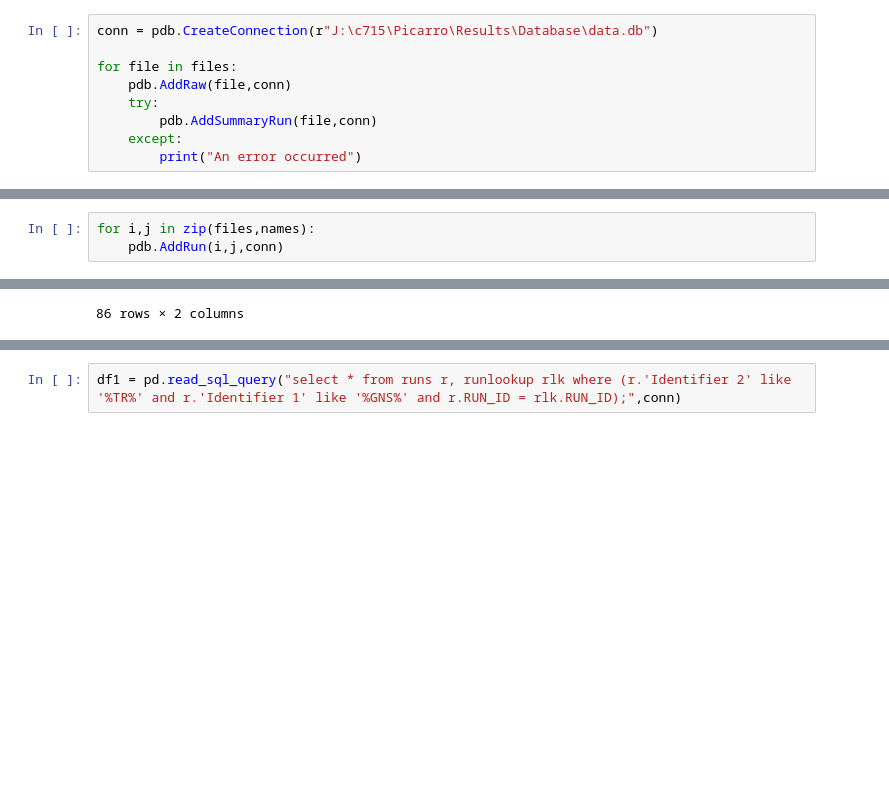
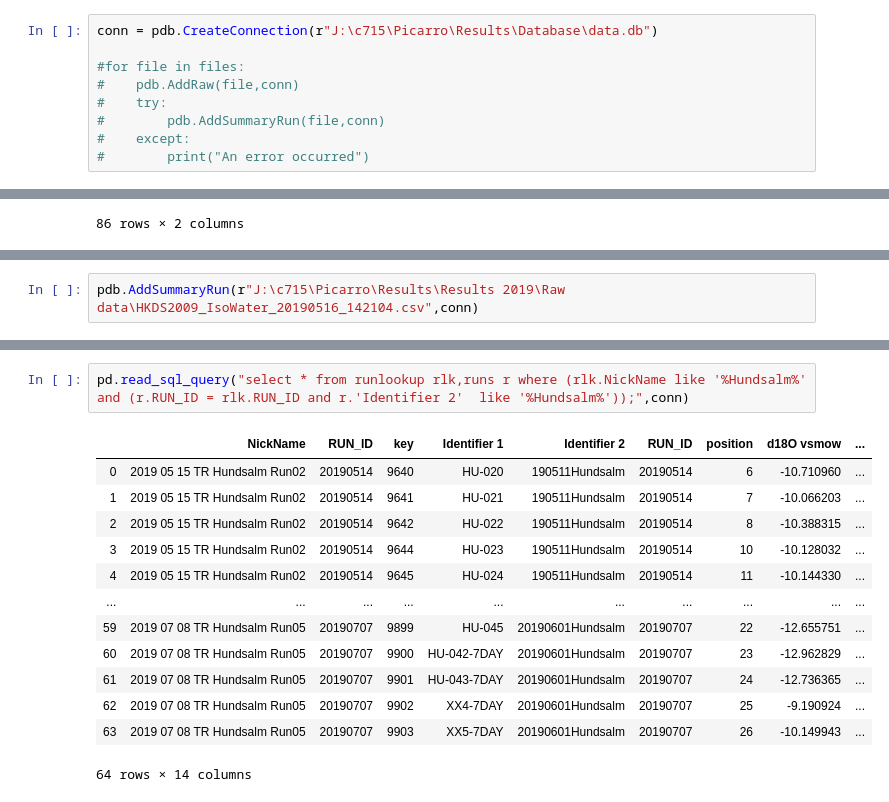
Before and after one commit to tr1813/picarro-calculator, a Jupyter notebook: ipynb/Update DataBase.ipynb, the cells around one changed output, grey strips where cells are left out. Cells and saved outputs as stored; diff of their text form; blank space fills up the shorter version.

```diff
--- a/ipynb/Update DataBase.ipynb
+++ b/ipynb/Update DataBase.ipynb
@@ -20,9 +18,9 @@ Existing files: ['J:\\c715\\Picarro\\Results\\Results 2019\\Raw data\\HKDS2009_I
 # %%
 conn = pdb.CreateConnection(r"J:\c715\Picarro\Results\Database\data.db")
 
-for file in files:
-    pdb.AddRaw(file,conn)
-    try:
-        pdb.AddSummaryRun(file,conn)
-    except:
-        print("An error occurred")
+#for file in files:
+#    pdb.AddRaw(file,conn)
+#    try:
+#        pdb.AddSummaryRun(file,conn)
+#    except:
+#        print("An error occurred")
@@ -75,3 +30,0 @@ len(names)
-# %%
-for i,j in zip(files,names):
-    pdb.AddRun(i,j,conn)
@@ -114,0 +114,2 @@ df
+# %%
+pdb.AddSummaryRun(r"J:\c715\Picarro\Results\Results 2019\Raw data\HKDS2009_IsoWater_20190516_142104.csv",conn)
@@ -115,2 +180,16 @@ df
 # %%
-df1 = pd.read_sql_query("select * from runs r, runlookup rlk where (r.'Identifier 2' like '%TR%' and r.'Identifier 1' like '%GNS%' and r.RUN_ID = rlk.RUN_ID);",conn)
+pd.read_sql_query("select * from runlookup rlk,runs r where (rlk.NickName like '%Hundsalm%' and (r.RUN_ID = rlk.RUN_ID and r.'Identifier 2'  like '%Hundsalm%'));",conn)
+# %% [output]
+|  | NickName | RUN_ID | key | Identifier 1 | Identifier 2 | RUN_ID | position | d18O vsmow | ... |
+| 0 | 2019 05 15 TR Hundsalm Run02 | 20190514 | 9640 | HU-020 | 190511Hundsalm | 20190514 | 6 | -10.710960 | ... |
+| 1 | 2019 05 15 TR Hundsalm Run02 | 20190514 | 9641 | HU-021 | 190511Hundsalm | 20190514 | 7 | -10.066203 | ... |
+| 2 | 2019 05 15 TR Hundsalm Run02 | 20190514 | 9642 | HU-022 | 190511Hundsalm | 20190514 | 8 | -10.388315 | ... |
+| 3 | 2019 05 15 TR Hundsalm Run02 | 20190514 | 9644 | HU-023 | 190511Hundsalm | 20190514 | 10 | -10.128032 | ... |
+| 4 | 2019 05 15 TR Hundsalm Run02 | 20190514 | 9645 | HU-024 | 190511Hundsalm | 20190514 | 11 | -10.144330 | ... |
+| ... | ... | ... | ... | ... | ... | ... | ... | ... | ... |
+| 59 | 2019 07 08 TR Hundsalm Run05 | 20190707 | 9899 | HU-045 | 20190601Hundsalm | 20190707 | 22 | -12.655751 | ... |
+| 60 | 2019 07 08 TR Hundsalm Run05 | 20190707 | 9900 | HU-042-7DAY | 20190601Hundsalm | 20190707 | 23 | -12.962829 | ... |
+| 61 | 2019 07 08 TR Hundsalm Run05 | 20190707 | 9901 | HU-043-7DAY | 20190601Hundsalm | 20190707 | 24 | -12.736365 | ... |
+| 62 | 2019 07 08 TR Hundsalm Run05 | 20190707 | 9902 | XX4-7DAY | 20190601Hundsalm | 20190707 | 25 | -9.190924 | ... |
+| 63 | 2019 07 08 TR Hundsalm Run05 | 20190707 | 9903 | XX5-7DAY | 20190601Hundsalm | 20190707 | 26 | -10.149943 | ... |
+64 rows × 14 columns
```
Also changed, not shown: parts of 27 cells of this notebook, 1 other file.
